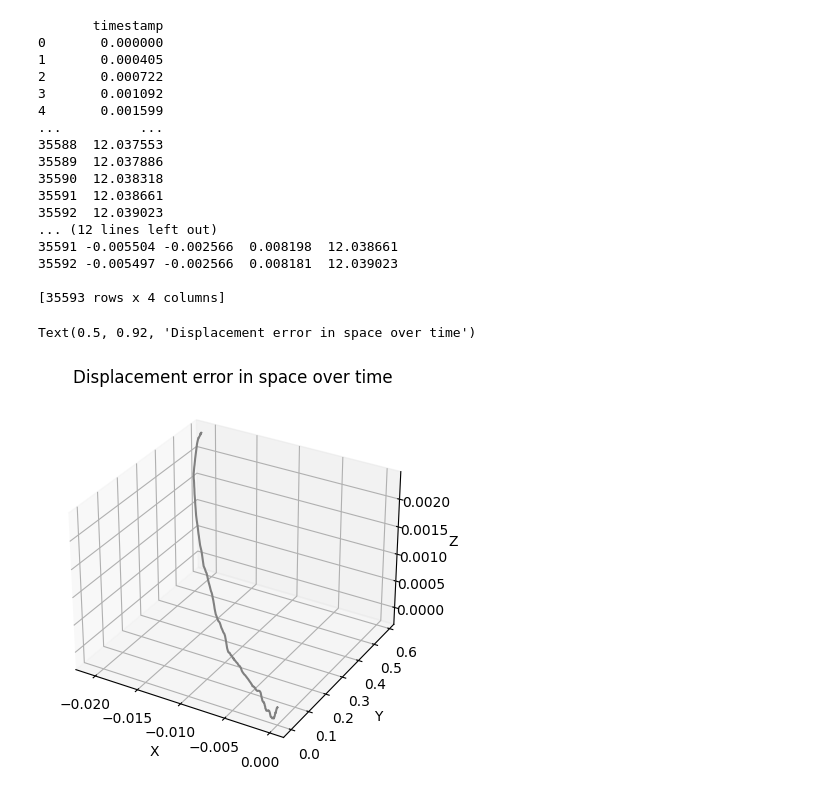
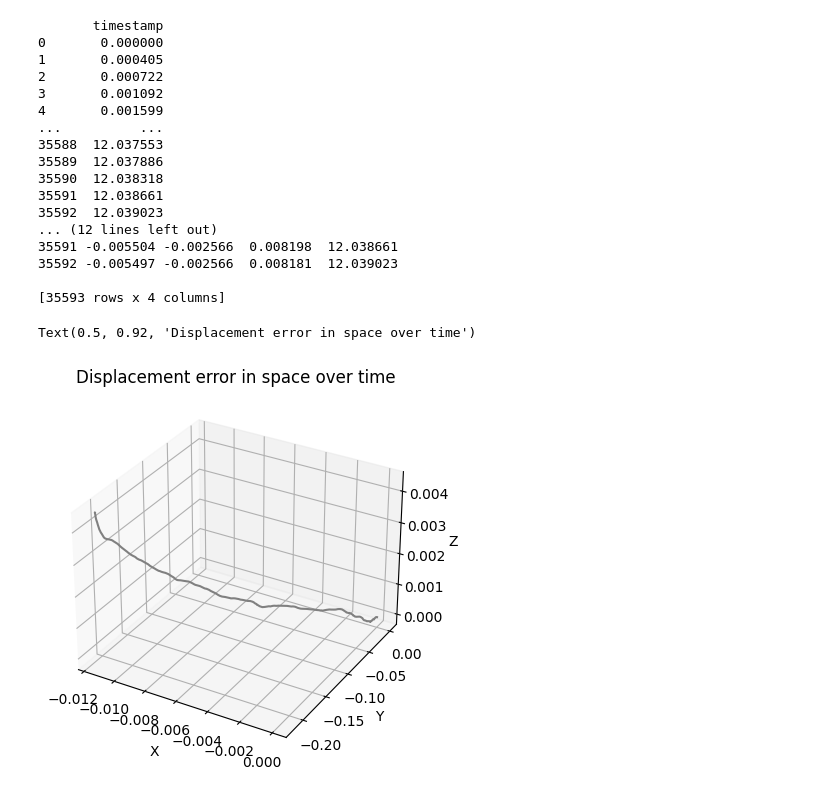
Before and after one commit to Hongguigui/Senior-Project-LX3, a Jupyter notebook: cleanup.ipynb, the cells around one changed output. Drawn from its saved outputs; the diff is of its cells as text; code cells hidden in the pictures.

```diff
--- a/cleanup.ipynb
+++ b/cleanup.ipynb
@@ -34,10 +34,10 @@ df['Z'] = df['Z'].astype('float64')
 # print(df)
 # df.dtypes
 
-of = open('Cleaned.csv','w',buffering=1)
+# of = open('Cleaned.csv','w',buffering=1)
 df.index.names = ['Index']
-df.to_csv(of)
-of.close()
+# df.to_csv(of)
+# of.close()
 # print(dfc)
 
 dft = pd.read_csv("timestamp.txt")
@@ -56,14 +56,15 @@ dfCleaned = pd.concat([df,dft], axis = 1)
 # dfCleaned = dfCleaned.drop_duplicates(subset=['timestamp'])
 
 
-outF = open('CleanedNoDup.csv','w',buffering=1)
-dfCleaned.to_csv(outF)
-outF.close()
 
 g = 9.80665
 
 dfCleaned.drop(df.tail(1).index,inplace=True)
 print(dfCleaned)
+outF = open('Cleaned.csv','w',buffering=1)
+dfCleaned.to_csv(outF)
+outF.close()
+
 
 t = dfCleaned["timestamp"].to_numpy()
 
@@ -75,6 +76,14 @@ accelZ = dfCleaned["Z"].to_numpy()
 accelX = accelX * g
 accelY = accelY * g
 accelZ = accelZ * g
+
+biasX = np.mean(accelX)
+biasY = np.mean(accelY)
+biasZ = np.mean(accelZ)
+
+accelX = accelX - biasX
+accelY = accelY - biasY
+accelZ = accelZ - biasZ
 
 initVelX = 0
 initVelY = 0
@@ -89,7 +98,7 @@ posX = scipy.integrate.cumtrapz(velX,t,initial=initPosX)
 # print(posX)
 
 velY = scipy.integrate.cumtrapz(accelY,t,initial=initVelY)
-posY = scipy.integrate.cumtrapz(velY,t,initial=initPosY)
+posY = scipy.integrate.cumtrapz(velY,t,initial=0)
 # print(posY)
 
 velZ = scipy.integrate.cumtrapz(accelZ,t,initial=initVelZ)
@@ -97,17 +106,7 @@ posZ = scipy.integrate.cumtrapz(velZ,t,initial=initPosZ)
 # posZ1 = scipy.integrate.simps(velZ,t)
 # print(type(posZ))
 # print(posZ1)
-biasX = np.mean(posX)
-biasY = np.mean(posY)
-biasZ = np.mean(posZ)
 
-posX = posX - biasX
-posY = posY - biasY
-posZ = posZ - biasZ
-
-print(posX)
-print(posY)
-print(posZ)
 
 # plt.figure(0)
 # plt.plot(t,accelX)
@@ -117,34 +116,34 @@ print(posZ)
 
 # plt.figure(2)
 # plt.plot(t,posX)
 ax = plt.axes(projection='3d')
 zdata = posZ
 xdata = posX
 ydata = posY
 
 # ax.scatter3D(xdata, ydata, zdata, c=zdata, cmap='Greens')
 ax.plot3D(xdata, ydata, zdata, 'gray')
-ax.set_xlabel("X")
-ax.set_ylabel("Y")
-ax.set_zlabel("Z")
+ax.set_xlabel("X ")
+ax.set_ylabel("Y ")
+ax.set_zlabel("Z ")
 ax.set_title("Displacement error in space over time")
 # %% [output]
        timestamp
 0       0.000000
 1       0.000405
 2       0.000722
 3       0.001092
 4       0.001599
 ...          ...
 35588  12.037553
 35589  12.037886
 35590  12.038318
 35591  12.038661
 35592  12.039023
 ... (12 lines left out)
 35591 -0.005504 -0.002566  0.008198  12.038661
 35592 -0.005497 -0.002566  0.008181  12.039023
 
 [35593 rows x 4 columns]
 Text(0.5, 0.92, 'Displacement error in space over time')
-[figure, old version]
+[figure, new version]
```
Also changed, not shown: 2 other files.
